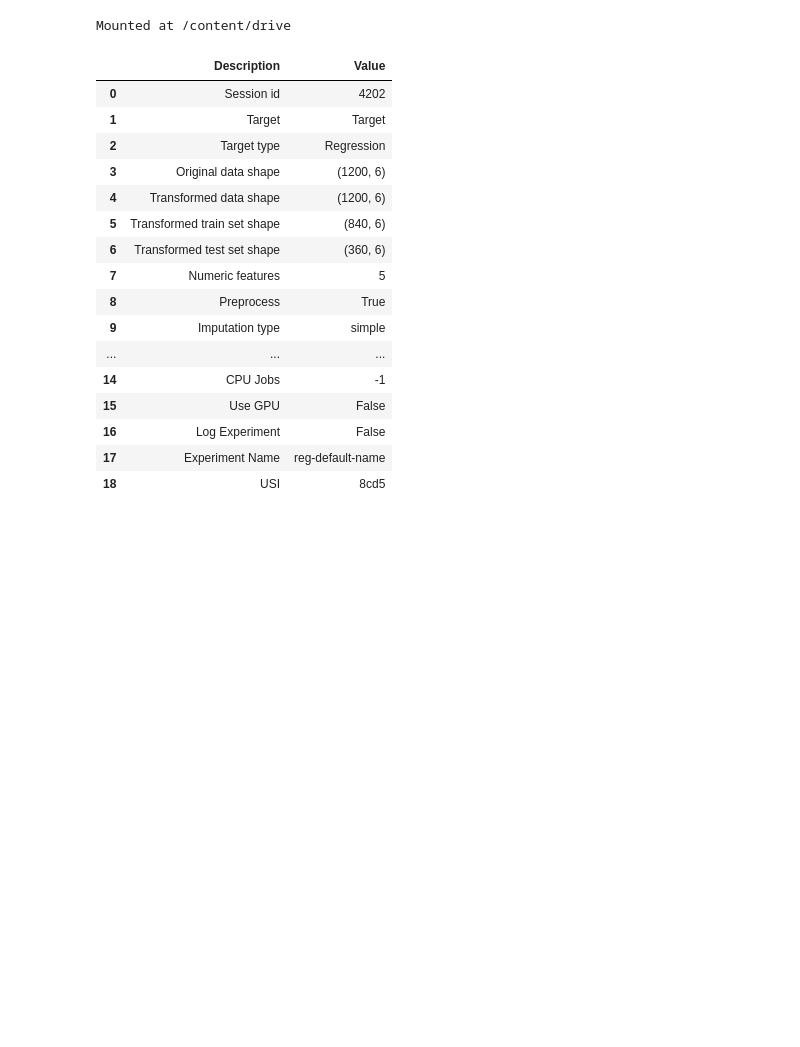
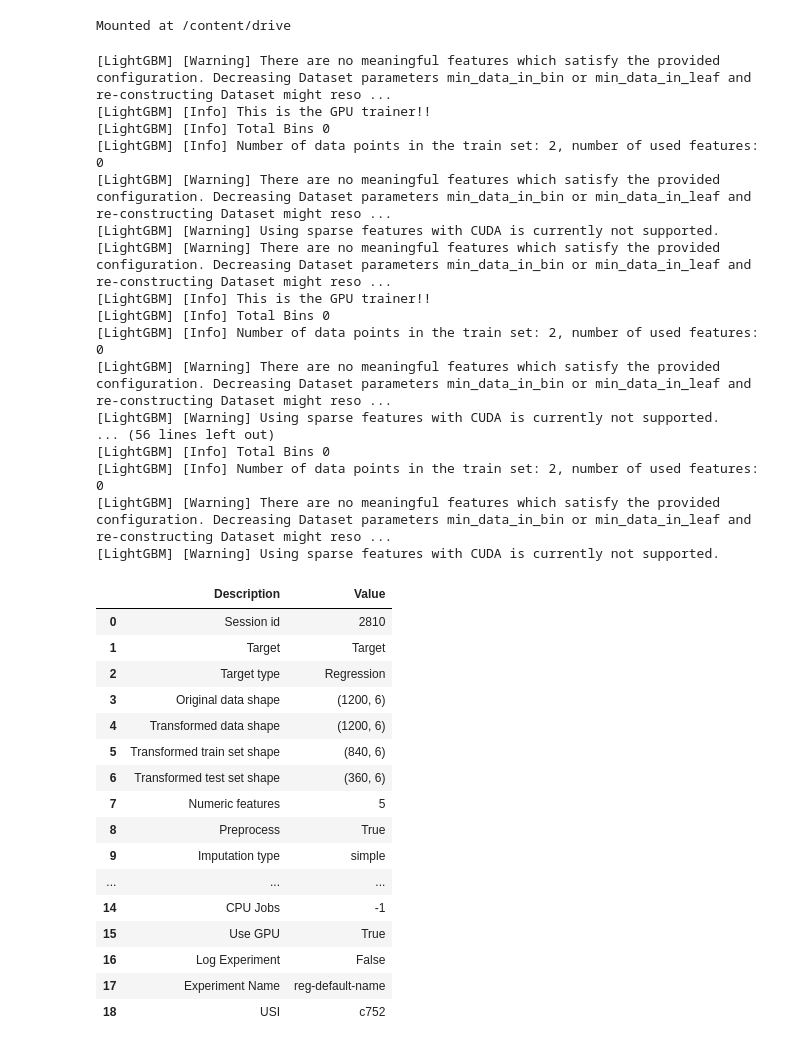
Before and after one commit to Praneeth-18/DataMining2, a Jupyter notebook: Regression.ipynb, the cells around one changed output. Saved outputs shown, nothing was run; the diff lists cells and outputs as text; code cells hidden in the pictures; blank space fills up the shorter version.

```diff
--- a/Regression.ipynb
+++ b/Regression.ipynb
@@ -12,10 +12,27 @@ df = pd.read_csv(path)
 # %%
 from pycaret.regression import *
 # %%
-se = setup(df, target = 'Target')
+se = setup(df, target = 'Target', use_gpu = True)
 # %% [output]
+[LightGBM] [Warning] There are no meaningful features which satisfy the provided configuration. Decreasing Dataset parameters min_data_in_bin or min_data_in_leaf and re-constructing Dataset might reso ...
+[LightGBM] [Info] This is the GPU trainer!!
+[LightGBM] [Info] Total Bins 0
+[LightGBM] [Info] Number of data points in the train set: 2, number of used features: 0
+[LightGBM] [Warning] There are no meaningful features which satisfy the provided configuration. Decreasing Dataset parameters min_data_in_bin or min_data_in_leaf and re-constructing Dataset might reso ...
+[LightGBM] [Warning] Using sparse features with CUDA is currently not supported.
+[LightGBM] [Warning] There are no meaningful features which satisfy the provided configuration. Decreasing Dataset parameters min_data_in_bin or min_data_in_leaf and re-constructing Dataset might reso ...
+[LightGBM] [Info] This is the GPU trainer!!
+[LightGBM] [Info] Total Bins 0
+[LightGBM] [Info] Number of data points in the train set: 2, number of used features: 0
+[LightGBM] [Warning] There are no meaningful features which satisfy the provided configuration. Decreasing Dataset parameters min_data_in_bin or min_data_in_leaf and re-constructing Dataset might reso ...
+[LightGBM] [Warning] Using sparse features with CUDA is currently not supported.
+... (56 lines left out)
+[LightGBM] [Info] Total Bins 0
+[LightGBM] [Info] Number of data points in the train set: 2, number of used features: 0
+[LightGBM] [Warning] There are no meaningful features which satisfy the provided configuration. Decreasing Dataset parameters min_data_in_bin or min_data_in_leaf and re-constructing Dataset might reso ...
+[LightGBM] [Warning] Using sparse features with CUDA is currently not supported.
 |  | Description | Value |
-| 0 | Session id | 4202 |
+| 0 | Session id | 2810 |
 | 1 | Target | Target |
 | 2 | Target type | Regression |
 | 3 | Original data shape | (1200, 6) |
@@ -27,7 +44,7 @@ se = setup(df, target = 'Target')
 | 9 | Imputation type | simple |
 | ... | ... | ... |
 | 14 | CPU Jobs | -1 |
-| 15 | Use GPU | False |
+| 15 | Use GPU | True |
 | 16 | Log Experiment | False |
 | 17 | Experiment Name | reg-default-name |
-| 18 | USI | 8cd5 |
+| 18 | USI | c752 |
```
Also changed, not shown: parts of 1 cell of this notebook.
